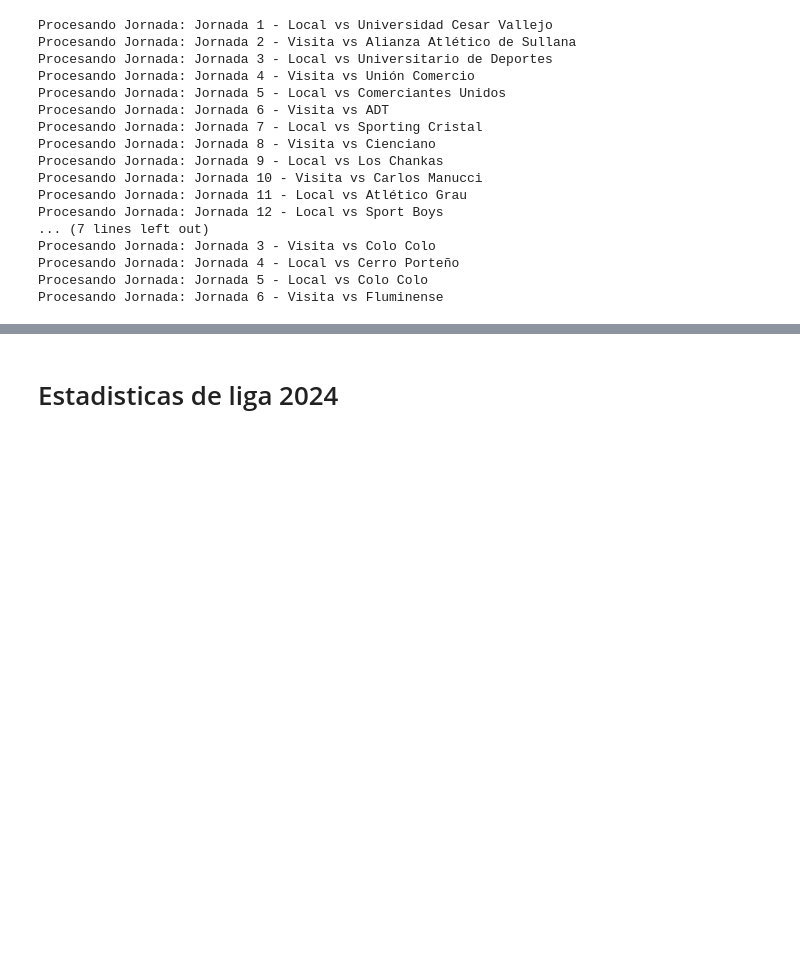
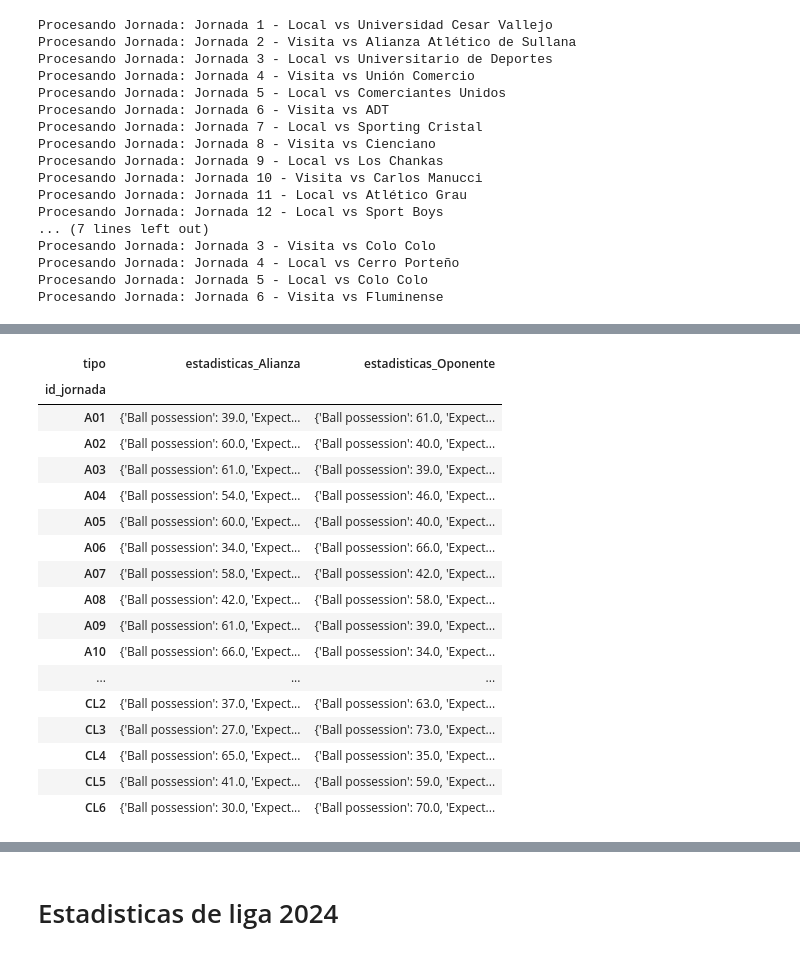
Before and after one commit to Alcamaster1290/GroneStats-Legacy, a Jupyter notebook: 05-Sofascore.ipynb, the cells around one changed output, grey strips where cells are left out. Saved outputs shown, nothing was run; the diff lists cells and outputs as text; code cells hidden in the pictures; blank space fills up the shorter version.

```diff
--- a/05-Sofascore.ipynb
+++ b/05-Sofascore.ipynb
@@ -271,3 +301,26 @@ df_jornadas_estadisticas = pd.DataFrame(resultados, columns=['id_jornada', 'tipo
+# %%
+df_jornadas_estadisticas = df_jornadas_estadisticas.pivot(index='id_jornada', columns='tipo', values='estadisticas')
+# %%
+df_jornadas_estadisticas
+# %% [output]
+| tipo | estadisticas_Alianza | estadisticas_Oponente |
+| id_jornada |  |  |
+| A01 | {'Ball possession': 39.0, 'Expect... | {'Ball possession': 61.0, 'Expect... |
+| A02 | {'Ball possession': 60.0, 'Expect... | {'Ball possession': 40.0, 'Expect... |
+| A03 | {'Ball possession': 61.0, 'Expect... | {'Ball possession': 39.0, 'Expect... |
+| A04 | {'Ball possession': 54.0, 'Expect... | {'Ball possession': 46.0, 'Expect... |
+| A05 | {'Ball possession': 60.0, 'Expect... | {'Ball possession': 40.0, 'Expect... |
+| A06 | {'Ball possession': 34.0, 'Expect... | {'Ball possession': 66.0, 'Expect... |
+| A07 | {'Ball possession': 58.0, 'Expect... | {'Ball possession': 42.0, 'Expect... |
+| A08 | {'Ball possession': 42.0, 'Expect... | {'Ball possession': 58.0, 'Expect... |
+| A09 | {'Ball possession': 61.0, 'Expect... | {'Ball possession': 39.0, 'Expect... |
+| A10 | {'Ball possession': 66.0, 'Expect... | {'Ball possession': 34.0, 'Expect... |
+| ... | ... | ... |
+| CL2 | {'Ball possession': 37.0, 'Expect... | {'Ball possession': 63.0, 'Expect... |
+| CL3 | {'Ball possession': 27.0, 'Expect... | {'Ball possession': 73.0, 'Expect... |
+| CL4 | {'Ball possession': 65.0, 'Expect... | {'Ball possession': 35.0, 'Expect... |
+| CL5 | {'Ball possession': 41.0, 'Expect... | {'Ball possession': 59.0, 'Expect... |
+| CL6 | {'Ball possession': 30.0, 'Expect... | {'Ball possession': 70.0, 'Expect... |
 # %%
 df_jornadas = df_jornadas.drop(['estadisticas_Alianza', 'estadisticas_Oponente'], axis=1)
 df_jornadas = df_jornadas.drop(['home_team', 'home_score','away_team', 'away_score'], axis=1)
```
Also changed, not shown: parts of 29 cells of this notebook, 58 other files.
